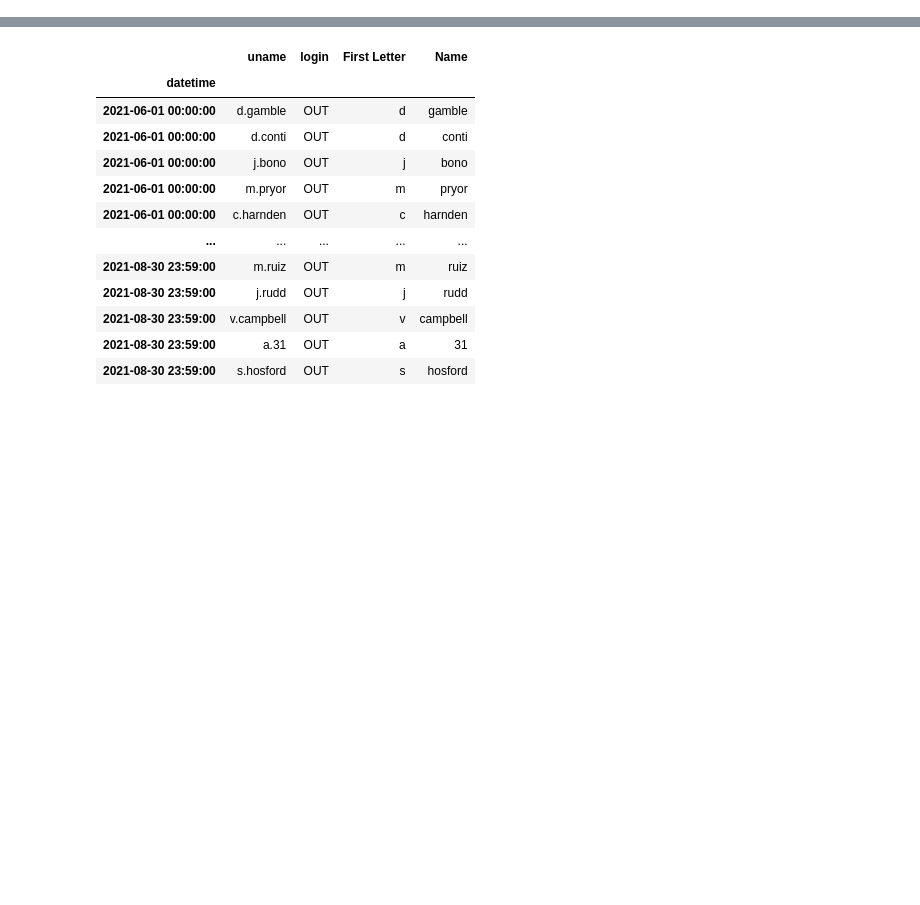
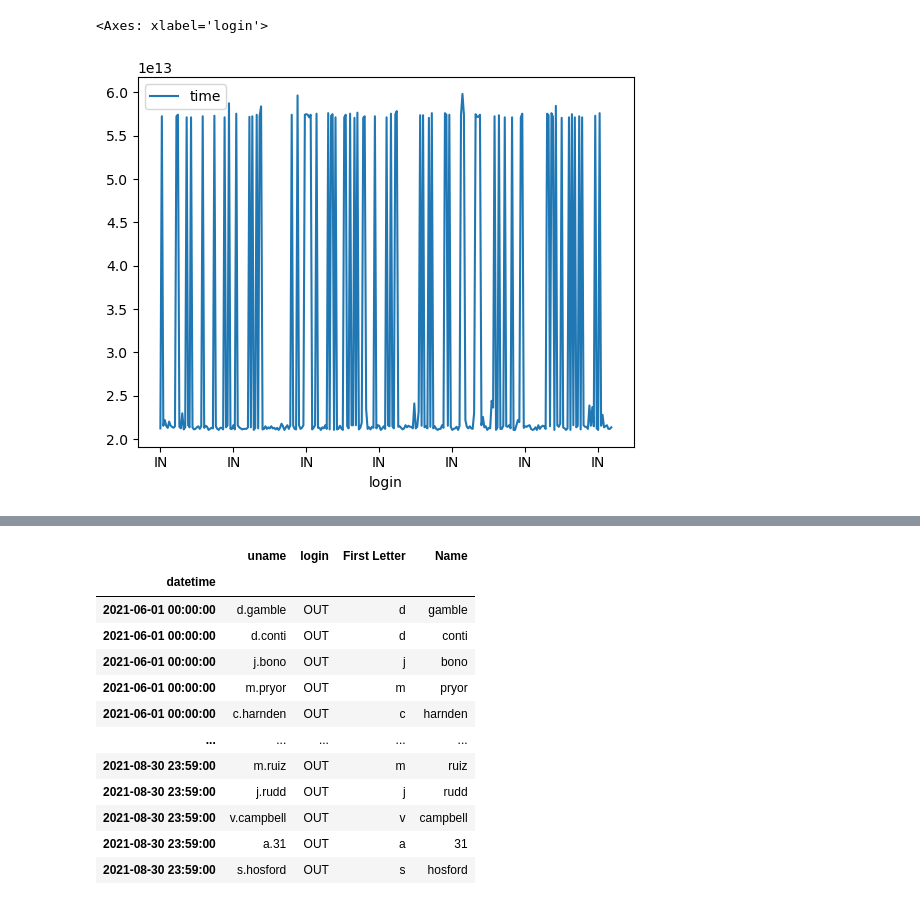
Before and after one commit to jamorr/nsa_challenge, a Jupyter notebook: logins.ipynb, the cells around one changed output, grey strips where cells are left out. Cells and saved outputs as stored; diff of their text form; code cells hidden in the pictures; blank space fills up the shorter version.

```diff
--- a/logins.ipynb
+++ b/logins.ipynb
@@ -0,0 +1,20 @@
+# %%
+import pandas as pd
+# read data
+df = pd.read_csv("logins.txt", sep="\t", parse_dates=[[0,1]], header=None, dtype_backend="pyarrow")
+# rename cols
+df.columns = ["datetime", "uname", "login"]
+# split names
+df[["First Letter", "Name"]] = df["uname"].str.split(".", expand=True)
+# convert to
+# df = df.convert_dtypes(dtype_backend="pyarrow")
+jdf = df.loc[df["First Letter"]=="j"]
+# get just the times in string format
+# jdf["time"] = jdf["datetime"].dt.time
+# # count number of unique login times by name
+# print(jdf.groupby("Name")["time"].nunique().sort_values().tail(1))
+# %%
+jdf["time"] = jdf["datetime"]
+
+jdf["time"] = jdf["time"].astype("int64") - jdf["time"].dt.normalize().astype("int64")
+jdf[jdf["login"]=="IN"].groupby("Name")["time"].var().nlargest(10)
@@ -0,0 +44,6 @@
+# %%
+saldf = jdf[jdf["uname"]=="j.salano"]
+saldf[saldf["login"]=="IN"].plot(x="login", y="time")
+# %% [output]
+<Axes: xlabel='login'>
+[figure, added]
```
Also changed, not shown: parts of 4 cells of this notebook, 4 other files.
